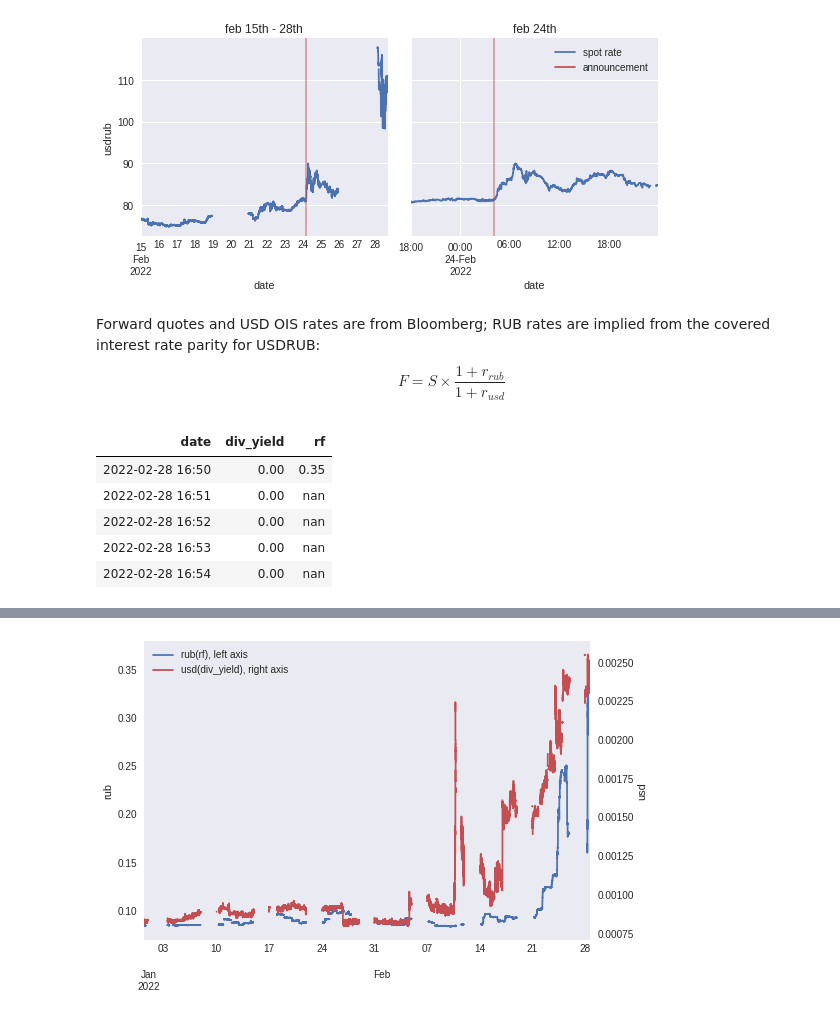
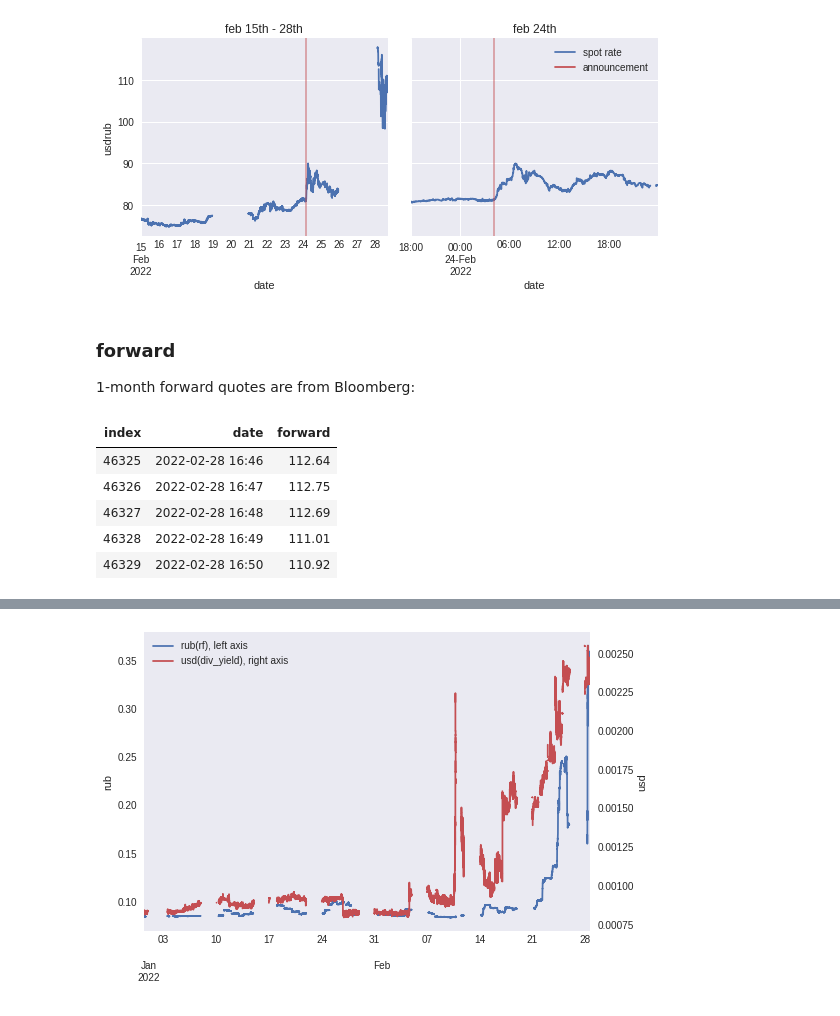
Before and after one commit to ipozdeev/fx-options-ukraine-war, a Jupyter notebook: walkthrough.ipynb, the cells around one changed output, grey strips where cells are left out. Drawn from its saved outputs; the diff is of its cells as text; code cells hidden in the pictures.

```diff
--- a/walkthrough.ipynb
+++ b/walkthrough.ipynb
@@ -115,18 +128,17 @@ plt.show()
 # %% [output]
 [figure]
 # %% [markdown]
-Forward quotes and USD OIS rates are from Bloomberg; RUB rates are implied from the covered interest rate parity for USDRUB:
-$$ F = S \times \frac{1 + r_{rub}}{1 + r_{usd}} $$
+### forward
+1-month forward quotes are from Bloomberg:
 # %%
-# forward and rates data
-data_forward = get_forward_data()
-data_rates = get_rates_data()
+# load forward data
+d_forward = get_forward_data()
 
-format_dataframe(data_rates.set_index("date"), tail=True)
+format_dataframe(d_forward, tail=True)
 # %% [output]
-| date | div_yield | rf |
-| 2022-02-28 16:50 | 0.00 | 0.35 |
-| 2022-02-28 16:51 | 0.00 | nan |
-| 2022-02-28 16:52 | 0.00 | nan |
-| 2022-02-28 16:53 | 0.00 | nan |
-| 2022-02-28 16:54 | 0.00 | nan |
+| index | date | forward |
+| 46325 | 2022-02-28 16:46 | 112.64 |
+| 46326 | 2022-02-28 16:47 | 112.75 |
+| 46327 | 2022-02-28 16:48 | 112.69 |
+| 46328 | 2022-02-28 16:49 | 111.01 |
+| 46329 | 2022-02-28 16:50 | 110.92 |
```
Also changed, not shown: parts of 56 cells of this notebook, 5 other files.
